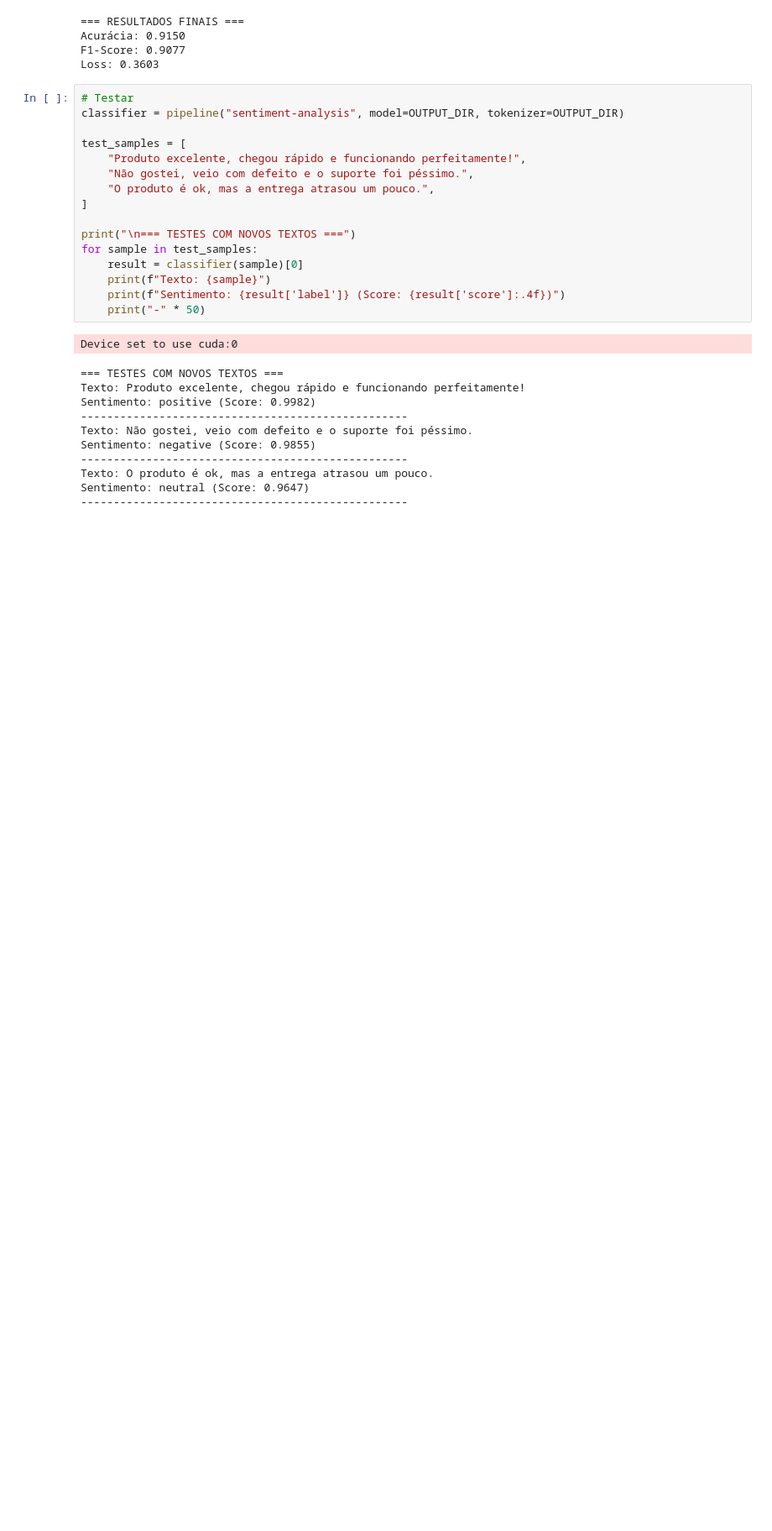
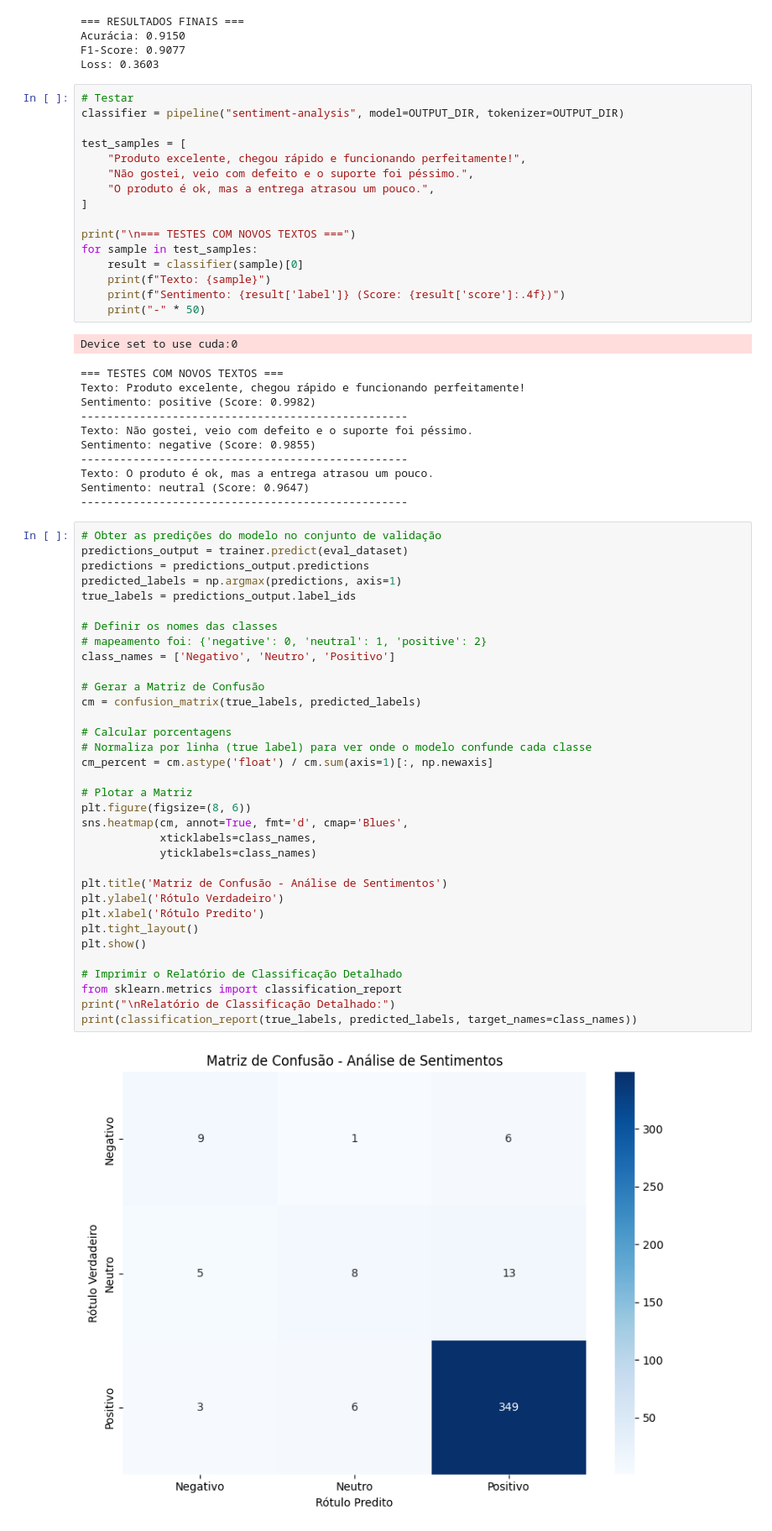
Before and after one commit to Wesleyhrl/tcc_sentiment-analysis-ecommerce, a Jupyter notebook: 2_analise/fine-tuning/fine_tuning.ipynb, the cells around one changed output. Shown: that part at 84% size. Cells and saved outputs as stored; diff of their text form; blank space fills up the shorter version.

Commit message:
UPDATE 2_analise: Adicionar matriz de confusão e relatório de classificação ao notebook

```diff
--- a/2_analise/fine-tuning/fine_tuning.ipynb
+++ b/2_analise/fine-tuning/fine_tuning.ipynb
@@ -247,3 +248,39 @@ Sentimento: negative (Score: 0.9855)
 Texto: O produto é ok, mas a entrega atrasou um pouco.
 Sentimento: neutral (Score: 0.9647)
 --------------------------------------------------
+# %%
+# Obter as predições do modelo no conjunto de validação
+predictions_output = trainer.predict(eval_dataset)
+predictions = predictions_output.predictions
+predicted_labels = np.argmax(predictions, axis=1)
+true_labels = predictions_output.label_ids
+
+# Definir os nomes das classes
+# mapeamento foi: {'negative': 0, 'neutral': 1, 'positive': 2}
+class_names = ['Negativo', 'Neutro', 'Positivo']
+
+# Gerar a Matriz de Confusão
+cm = confusion_matrix(true_labels, predicted_labels)
+
+# Calcular porcentagens
+# Normaliza por linha (true label) para ver onde o modelo confunde cada classe
+cm_percent = cm.astype('float') / cm.sum(axis=1)[:, np.newaxis]
+
+# Plotar a Matriz
+plt.figure(figsize=(8, 6))
+sns.heatmap(cm, annot=True, fmt='d', cmap='Blues',
+            xticklabels=class_names,
+            yticklabels=class_names)
+
+plt.title('Matriz de Confusão - Análise de Sentimentos')
+plt.ylabel('Rótulo Verdadeiro')
+plt.xlabel('Rótulo Predito')
+plt.tight_layout()
+plt.show()
+
+# Imprimir o Relatório de Classificação Detalhado
+from sklearn.metrics import classification_report
+print("\nRelatório de Classificação Detalhado:")
+print(classification_report(true_labels, predicted_labels, target_names=class_names))
+# %% [output]
+[figure, added]
```
Also changed, not shown: parts of 4 cells of this notebook.
